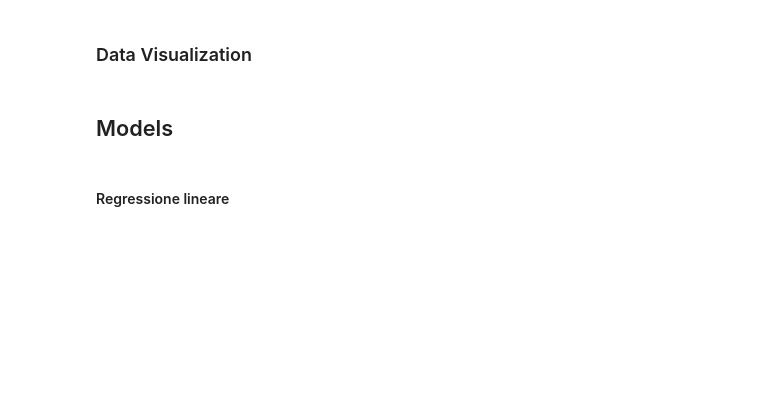
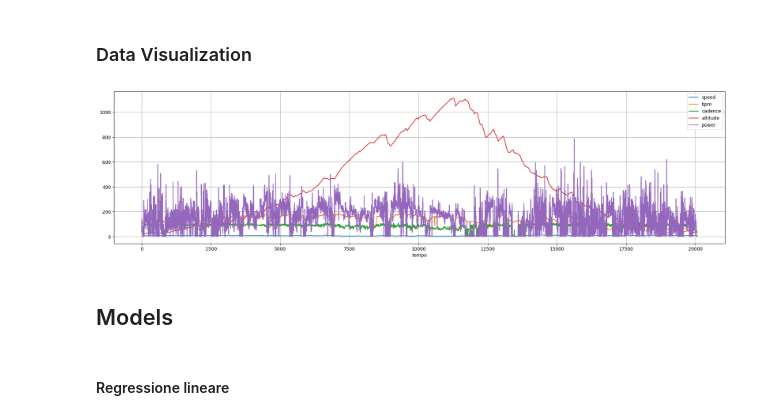
Before and after one commit to fiorani/garmin-data-analysis, a Jupyter notebook: garmin_analysis.ipynb, the cells around one changed output. Saved outputs shown, nothing was run; the diff lists cells and outputs as text; code cells hidden in the pictures; blank space fills up the shorter version.

Commit message:
add graphics

```diff
--- a/garmin_analysis.ipynb
+++ b/garmin_analysis.ipynb
@@ -48,3 +84,16 @@ details.head(100).plot.line(x='time_since_start', y='slope_percent')
+# %%
+plt.figure(figsize=(24, 6))
+plt.plot(details['time_since_start'], details['speed[m/s]'], label="speed")
+plt.plot(details['time_since_start'], details['heart_rate[bpm]'], label="bpm")
+plt.plot(details['time_since_start'], details['cadence[rpm]'], label="cadence")
+plt.plot(details['time_since_start'], details['altitude[m]'], label="altitude")
+plt.plot(details['time_since_start'], details['power[watts]'], label="power")
+plt.xlabel("tempo")
+plt.legend()
+plt.grid(True)
+plt.show()
+# %% [output]
+[figure, added]
 # %% [markdown]
 ## Models
 # %% [markdown]
```
Also changed, not shown: parts of 14 cells of this notebook.
